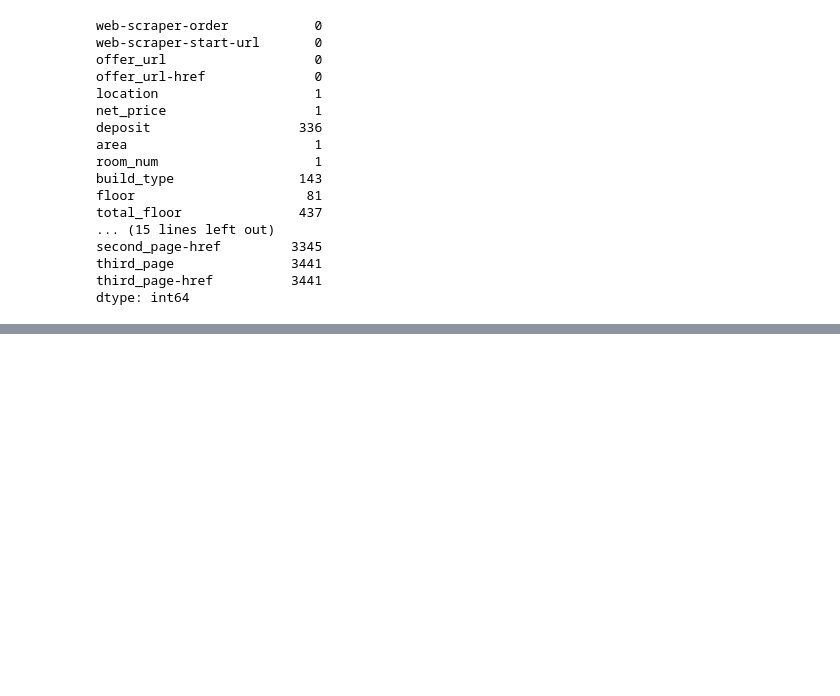
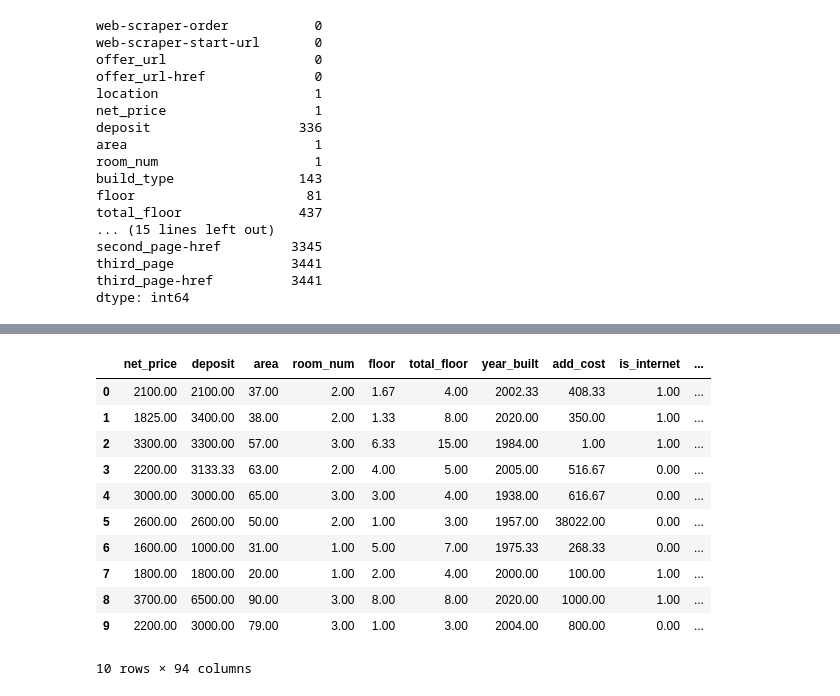
Before and after one commit to filki/Kaggle_Warsaw_rent_prices, a Jupyter notebook: starter.ipynb, the cells around one changed output, grey strips where cells are left out. Cells and saved outputs as stored; diff of their text form; code cells hidden in the pictures; blank space fills up the shorter version.

```diff
--- a/starter.ipynb
+++ b/starter.ipynb
@@ -197,0 +178,21 @@ array(['domofon / wideofon', 'domofon / wideofonmonitoring / ochrona',
+# %%
+
+encoder = OneHotEncoder(sparse_output=False, handle_unknown='ignore')
+
+encoded_data = encoder.fit_transform(df[['location', 'build_type',"build_mat","windows","heating","status"]])
+# %%
+# Step 2: Convert the encoded data to a DataFrame with the correct column names
+encoded_columns = encoder.get_feature_names_out(['location', 'build_type', 'build_mat', 'windows', 'heating', 'status'])
+encoded_df = pd.DataFrame(encoded_data, columns=encoded_columns)
+
+# Step 3: Reset the index of the encoded DataFrame to match the original DataFrame's index
+encoded_df.index = df.index
+
+# Step 4: Drop the original categorical columns from the original DataFrame
+df_dropped = df.drop(columns=['location', 'build_type', 'build_mat', 'windows', 'heating', 'status'])
+
+# Step 5: Concatenate the original DataFrame (with dropped columns) and the encoded DataFrame
+final_df = pd.concat([df_dropped, encoded_df], axis=1)
+
+# Display the final DataFrame after merging the one-hot encoded data
+final_df.head()
@@ -208,0 +237,15 @@ msno.heatmap(df)
+# %%
+final_df_imputed.head(10)
+# %% [output]
+|  | net_price | deposit | area | room_num | floor | total_floor | year_built | add_cost | is_internet | ... |
+| 0 | 2100.00 | 2100.00 | 37.00 | 2.00 | 1.67 | 4.00 | 2002.33 | 408.33 | 1.00 | ... |
+| 1 | 1825.00 | 3400.00 | 38.00 | 2.00 | 1.33 | 8.00 | 2020.00 | 350.00 | 1.00 | ... |
+| 2 | 3300.00 | 3300.00 | 57.00 | 3.00 | 6.33 | 15.00 | 1984.00 | 1.00 | 1.00 | ... |
+| 3 | 2200.00 | 3133.33 | 63.00 | 2.00 | 4.00 | 5.00 | 2005.00 | 516.67 | 0.00 | ... |
+| 4 | 3000.00 | 3000.00 | 65.00 | 3.00 | 3.00 | 4.00 | 1938.00 | 616.67 | 0.00 | ... |
+| 5 | 2600.00 | 2600.00 | 50.00 | 2.00 | 1.00 | 3.00 | 1957.00 | 38022.00 | 0.00 | ... |
+| 6 | 1600.00 | 1000.00 | 31.00 | 1.00 | 5.00 | 7.00 | 1975.33 | 268.33 | 0.00 | ... |
+| 7 | 1800.00 | 1800.00 | 20.00 | 1.00 | 2.00 | 4.00 | 2000.00 | 100.00 | 1.00 | ... |
+| 8 | 3700.00 | 6500.00 | 90.00 | 3.00 | 8.00 | 8.00 | 2020.00 | 1000.00 | 1.00 | ... |
+| 9 | 2200.00 | 3000.00 | 79.00 | 3.00 | 1.00 | 3.00 | 2004.00 | 800.00 | 0.00 | ... |
+10 rows × 94 columns
```
Also changed, not shown: parts of 35 cells of this notebook.
